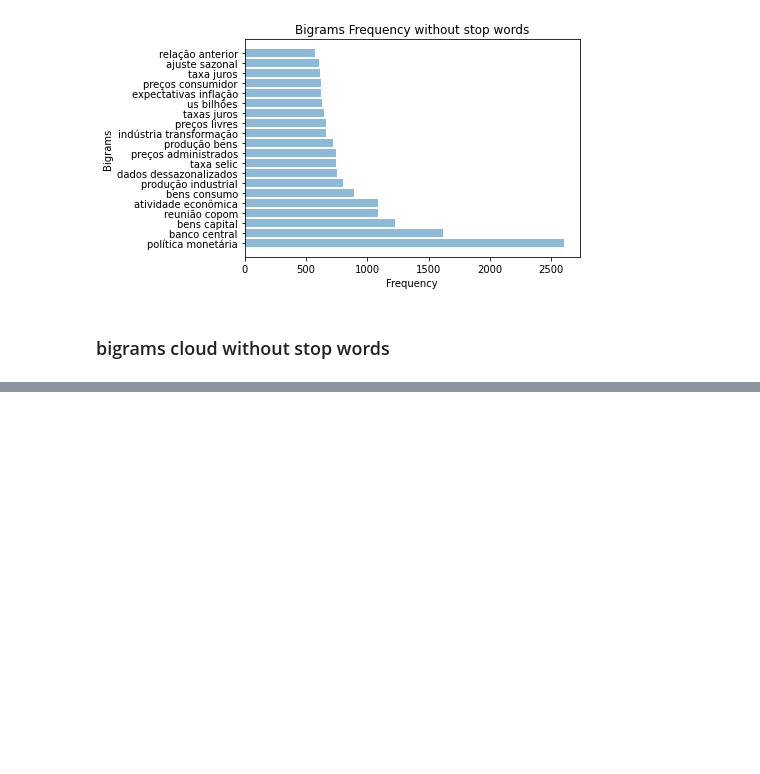
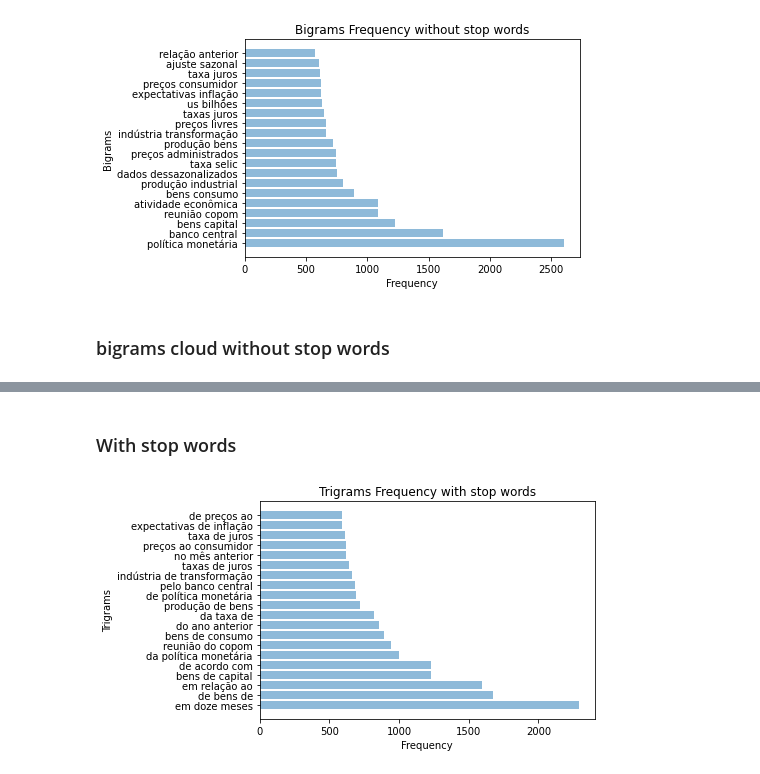
Before and after one commit to ajdavidl/corpus-atas-copom, a Jupyter notebook: corpus-exploration-in-python.ipynb, the cells around one changed output, grey strips where cells are left out. Saved outputs shown, nothing was run; the diff lists cells and outputs as text; code cells hidden in the pictures; blank space fills up the shorter version.

Commit message:
incluida frequencias de trigramas

```diff
--- a/corpus-exploration-in-python.ipynb
+++ b/corpus-exploration-in-python.ipynb
@@ -244,0 +247,29 @@ plt.show()
+# %% [markdown]
+### With stop words
+# %%
+numberOfTrigrams = 20
+# %%
+trigramCountVect = CountVectorizer(analyzer='word', ngram_range=(3, 3))
+trigramCountVect.fit(corpus);
+# %%
+bagOfTrigrams = trigramCountVect.transform(corpus)
+sumTrigrams = bagOfTrigrams.sum(axis=0)
+trigramsFreq = [(trigram, sumTrigrams[0, idx]) for trigram, idx in trigramCountVect.vocabulary_.items()]
+trigramsFreq =sorted(trigramsFreq, key = lambda x: x[1], reverse=True)
+# %%
+yPos = np.arange(numberOfTrigrams)
+objects = []
+performance = []
+for i in range(numberOfTrigrams):
+    aux = trigramsFreq[i]
+    objects.append(aux[0])
+    performance.append(aux[1])
+# %%
+plt.barh(yPos, performance, align='center', alpha=0.5)
+plt.yticks(yPos, objects)
+plt.xlabel('Frequency')
+plt.ylabel('Trigrams')
+plt.title('Trigrams Frequency with stop words')
+plt.show()
+# %% [output]
+[figure, added]
```
Also changed, not shown: parts of 15 cells of this notebook.
